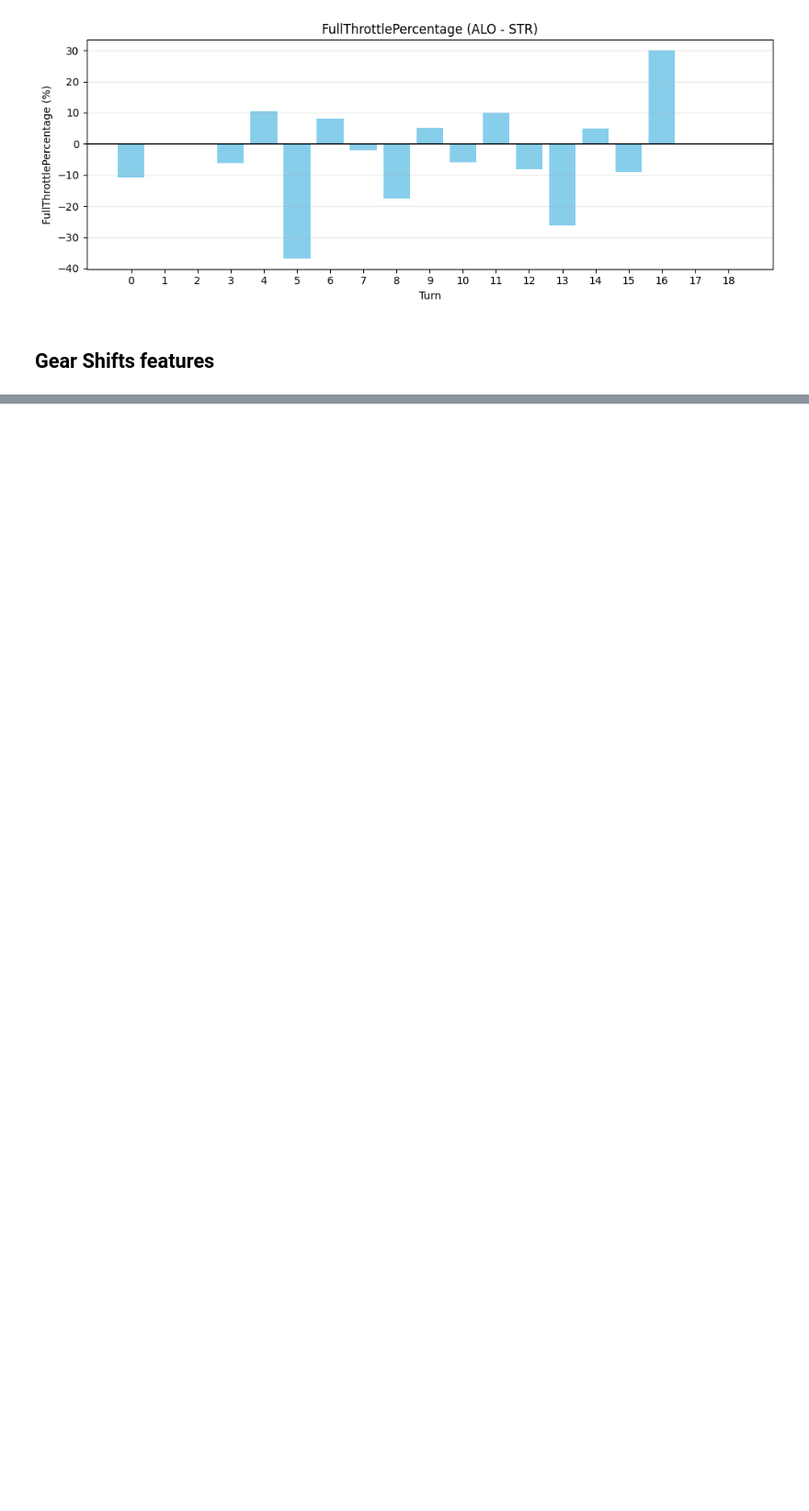
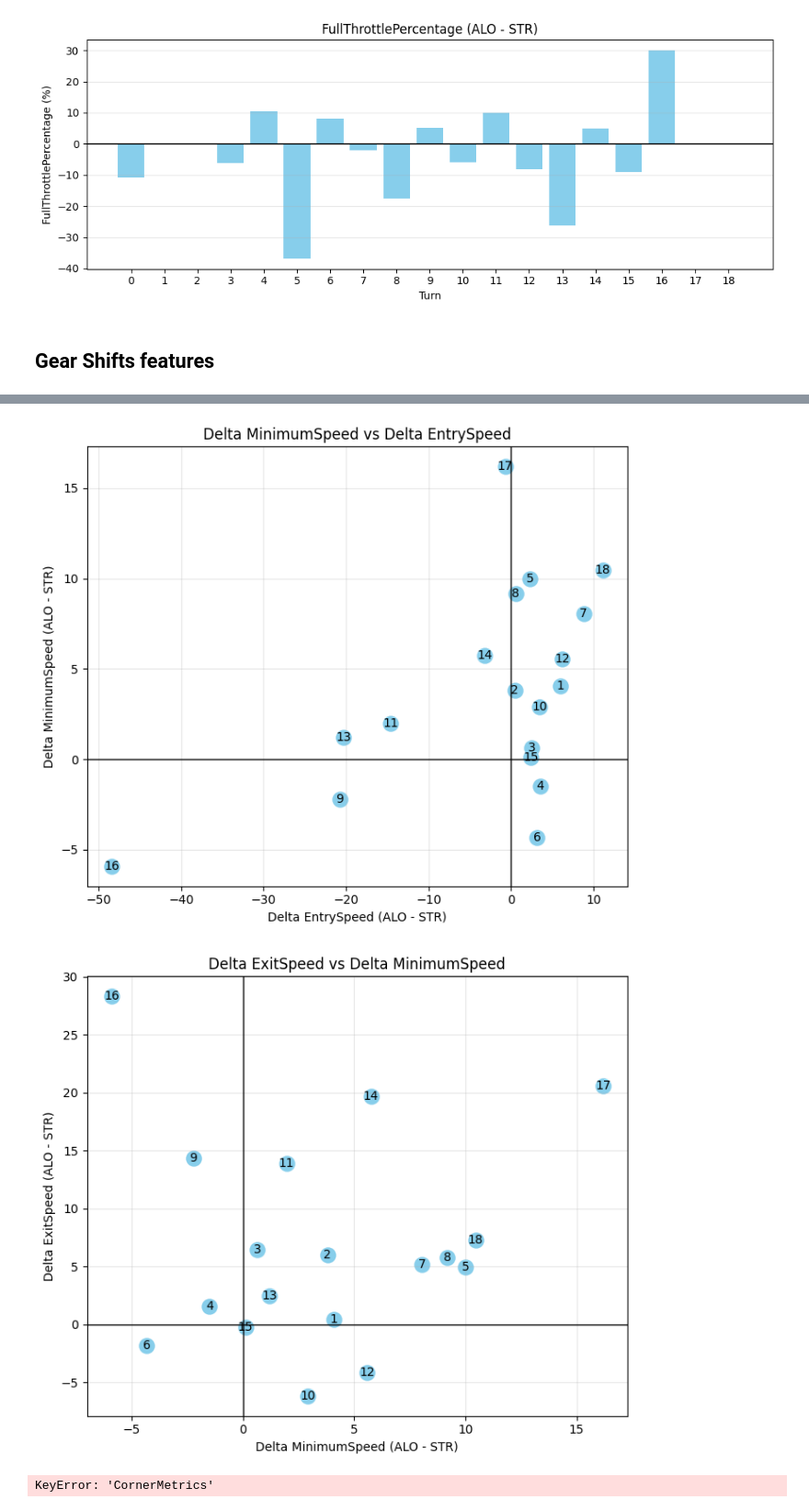
Before and after one commit to zelario/f1-teammate-analysis, a Jupyter notebook: notebooks/04_feature_analysis.ipynb, the cells around one changed output, grey strips where cells are left out. Shown at 92% size. Cells and saved outputs as stored; diff of their text form; code cells hidden in the pictures; blank space fills up the shorter version.

```diff
--- a/notebooks/04_feature_analysis.ipynb
+++ b/notebooks/04_feature_analysis.ipynb
@@ -96,0 +95,35 @@ for feature, y_unit in [("NumberOfShifts", ""), ("LowestGear", ""), ("HighestGea
+# %%
+for x_dataframe, x_feature, y_dataframe, y_feature in [
+    (
+        "SpeedMetrics",
+        "EntrySpeed",
+        "SpeedMetrics",
+        "MinimumSpeed"
+    ),
+
+    (
+        "SpeedMetrics",
+        "MinimumSpeed",
+        "SpeedMetrics",
+        "ExitSpeed"
+    ),
+
+    (
+        "BrakingZones",
+        "BrakingPoint",
+        "SpeedMetrics",
+        "MinimumSpeed"
+    ),
+
+    (
+        "ThrottleSegments",
+        "MeanThrottle",
+        "SpeedMetrics",
+        "ExitSpeed"
+    ),
+]:
+    scatterplot_features_relationship(lap_1,lap_2,driver_1,driver_2,x_dataframe,x_feature,y_dataframe,y_feature)
+# %% [output]
+[figure, added]
+[figure, added]
+KeyError: 'CornerMetrics'
```
Also changed, not shown: parts of 4 cells of this notebook, 5 other files.
